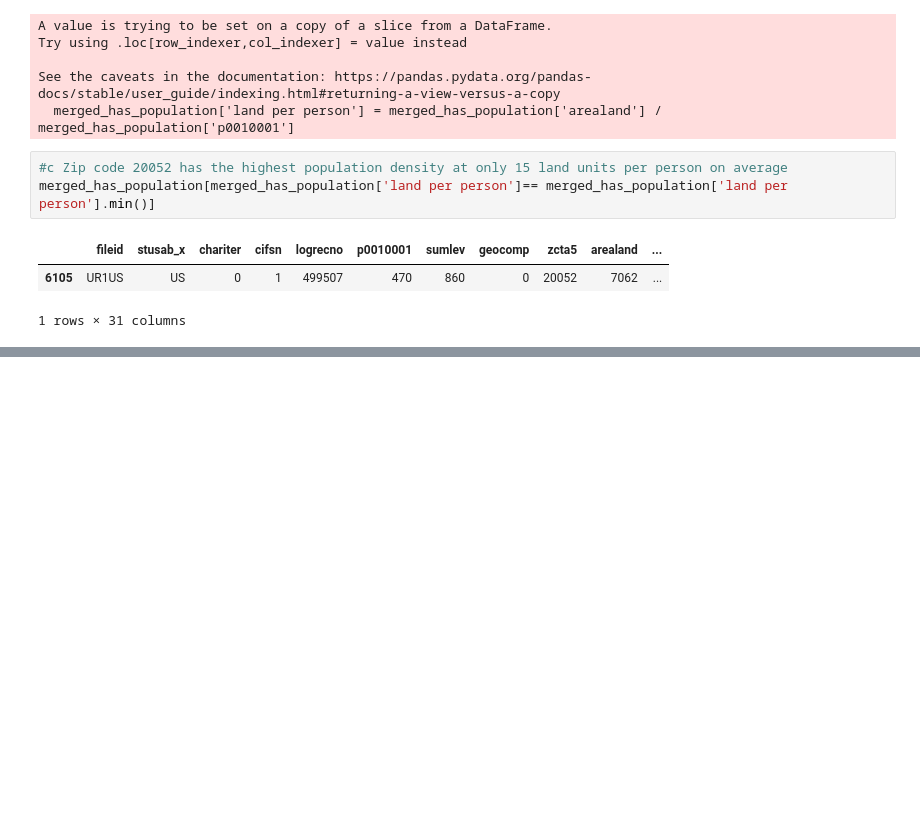
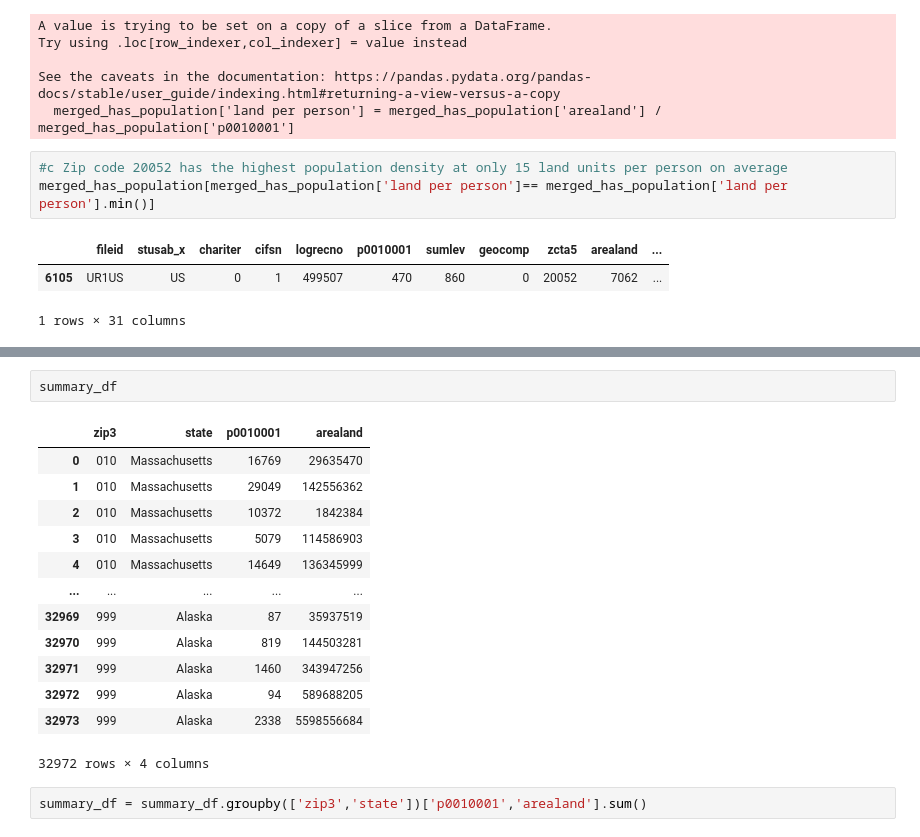
Before and after one commit to Richard-Shimada/US-Zip-Code-Analysis, a Jupyter notebook: Richard Shimada WEB.ipynb, the cells around one changed output, grey strips where cells are left out. Cells and saved outputs as stored; diff of their text form; blank space fills up the shorter version.

```diff
--- a/Richard Shimada WEB.ipynb
+++ b/Richard Shimada WEB.ipynb
@@ -253,0 +461,18 @@ merged_has_population[merged_has_population['land per person']== merged_has_popu
+# %%
+summary_df
+# %% [output]
+|  | zip3 | state | p0010001 | arealand |
+| 0 | 010 | Massachusetts | 16769 | 29635470 |
+| 1 | 010 | Massachusetts | 29049 | 142556362 |
+| 2 | 010 | Massachusetts | 10372 | 1842384 |
+| 3 | 010 | Massachusetts | 5079 | 114586903 |
+| 4 | 010 | Massachusetts | 14649 | 136345999 |
+| ... | ... | ... | ... | ... |
+| 32969 | 999 | Alaska | 87 | 35937519 |
+| 32970 | 999 | Alaska | 819 | 144503281 |
+| 32971 | 999 | Alaska | 1460 | 343947256 |
+| 32972 | 999 | Alaska | 94 | 589688205 |
+| 32973 | 999 | Alaska | 2338 | 5598556684 |
+32972 rows × 4 columns
+# %%
+summary_df = summary_df.groupby(['zip3','state'])['p0010001','arealand'].sum()
```
Also changed, not shown: parts of 35 cells of this notebook.
